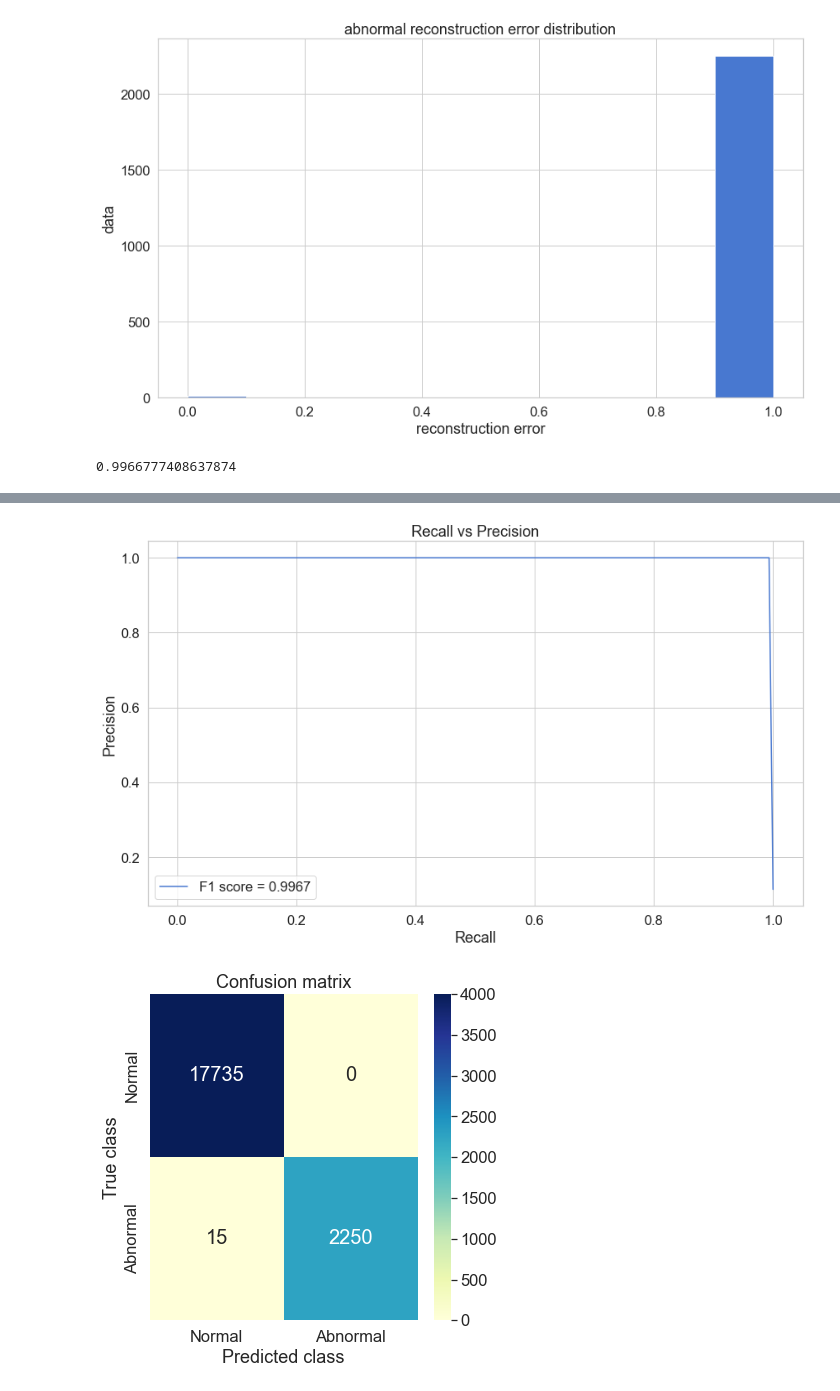
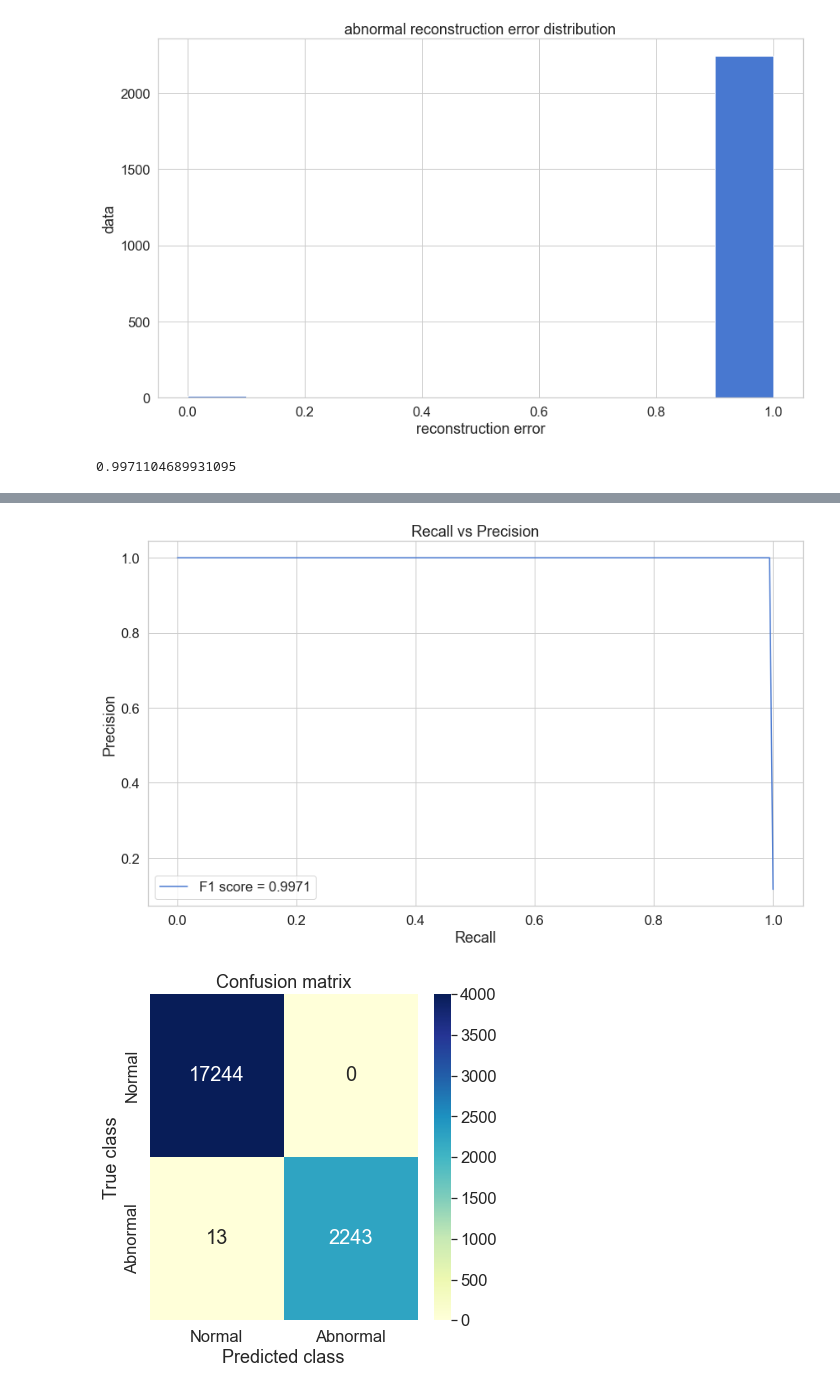
Before and after one commit to 98uranus/Autoencoder, a Jupyter notebook: DAE.ipynb, the cells around one changed output, grey strips where cells are left out. Saved outputs shown, nothing was run; the diff lists cells and outputs as text; code cells hidden in the pictures.

```diff
--- a/DAE.ipynb
+++ b/DAE.ipynb
@@ -22,11 +22,11 @@ from pylab import rcParams
 
 sns.set(style='whitegrid', palette='muted', font_scale=1.5)
 
-rcParams['figure.figsize'] = 14, 8
+# rcParams['figure.figsize'] = 14, 8
 
 RANDOM_SEED = 42
 
-df = pd.read_csv("Autoencoder_wind.csv")
+df = pd.read_csv("Autoencoder1.csv")
 print(df.shape)
 
 LABELS = ["Normal", "Abnormal"]
@@ -139,7 +139,7 @@ class Autoencoder(Model):
 autoencoder = Autoencoder(latent_dim)
 autoencoder.compile(optimizer='adam', loss=losses.MeanSquaredError())
 callback = EarlyStopping(monitor='val_loss', patience=3)
-checkpointer = ModelCheckpoint(filepath="DAE_h8_l4",
+checkpointer = ModelCheckpoint(filepath="DAE2_h8_l4",
                                monitor='val_loss',
                                verbose=0,
                                save_best_only=True)
@@ -270,44 +270,45 @@ roc_auc = auc(fpr, tpr)
 F1_score = f1_score(error_df.true_class, error_df.reconstruction_error)
 print(F1_score)
 # %% [output]
-0.9966777408637874
+0.9971104689931095
 # %%
 # ROC curve
-plt.figure()
+# plt.figure(figsize=(6, 6))
 plt.title('Receiver Operating Characteristic')
 plt.plot(fpr, tpr, label='AUC = %0.4f'% roc_auc)
 plt.legend(loc='lower right')
 plt.plot([0,1],[0,1],'r--')
 # plt.xlim([-0.001, 1])
 # plt.ylim([0, 1.001])
 plt.ylabel('True Positive Rate')
 plt.xlabel('False Positive Rate')
 plt.show();
 
 # precision-recall curve
 precision, recall, th = precision_recall_curve(error_df.true_class, error_df.reconstruction_error)
+# plt.figure(figsize=(6, 6))
 plt.plot(recall, precision, 'b', label='F1 score = %0.4f'% F1_score)
 plt.title('Recall vs Precision')
 plt.xlabel('Recall')
 plt.ylabel('Precision')
 plt.legend(loc='lower left')
 plt.show();
 
 # Generate confusion matrix
 conf_matrix = confusion_matrix(y_test, error_df.reconstruction_error)
 LABELS = ["Normal", "Abnormal"]
 plt.figure(figsize=(6, 6))
 sns.heatmap(conf_matrix, xticklabels=LABELS, yticklabels=LABELS,
                         annot=True, fmt="d", annot_kws={'size': 20}, cmap="YlGnBu",
                         vmin=0, vmax=4000);
 plt.title("Confusion matrix")
 plt.xlabel('Predicted class')
 plt.ylabel('True class')
 plt.show()
 # %% [output]
 [figure]
 [figure]
-[figure, old version]
+[figure, new version]
 # %%
 # #
 # predictions = autoencoder.predict(X_train)
```
Also changed, not shown: parts of 5 cells of this notebook, 1 other file.
